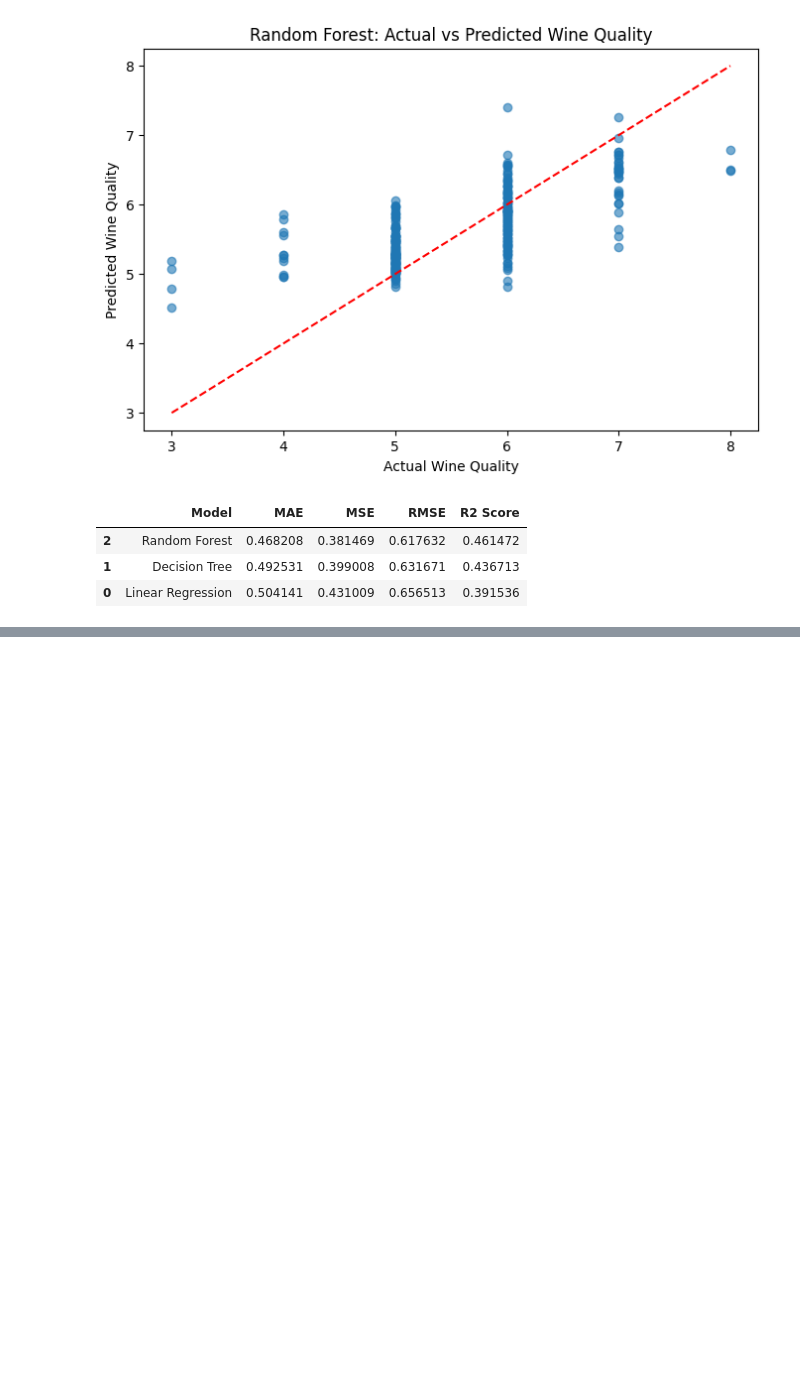
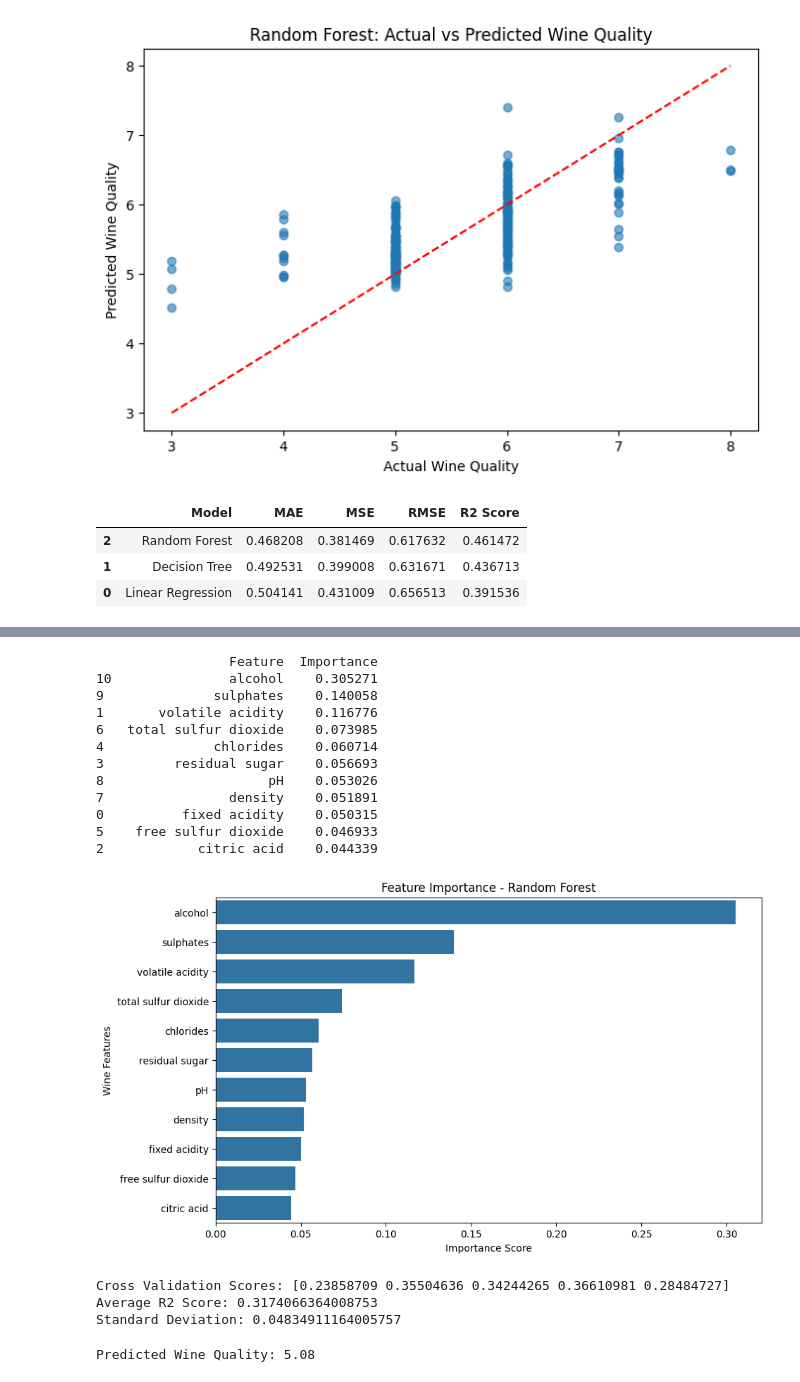
Before and after one commit to Harshu2202/Wine-quality-prediction, a Jupyter notebook: wine_quality_prediction.ipynb, the cells around one changed output, grey strips where cells are left out. Cells and saved outputs as stored; diff of their text form; code cells hidden in the pictures; blank space fills up the shorter version.

```diff
--- a/wine_quality_prediction.ipynb
+++ b/wine_quality_prediction.ipynb
@@ -451,0 +503,79 @@ display(results_df)
+# %%
+feature_importance = pd.DataFrame({
+    'Feature': X.columns,
+    'Importance': rf_model.feature_importances_
+})
+
+feature_importance = feature_importance.sort_values(
+    by='Importance',
+    ascending=False
+)
+
+print(feature_importance)
+plt.figure(figsize=(10, 6))
+
+sns.barplot(
+    data=feature_importance,
+    x='Importance',
+    y='Feature'
+)
+
+plt.title('Feature Importance - Random Forest')
+plt.xlabel('Importance Score')
+plt.ylabel('Wine Features')
+
+plt.show()
+# %% [output]
+                 Feature  Importance
+10               alcohol    0.305271
+9              sulphates    0.140058
+1       volatile acidity    0.116776
+6   total sulfur dioxide    0.073985
+4              chlorides    0.060714
+3         residual sugar    0.056693
+8                     pH    0.053026
+7                density    0.051891
+0          fixed acidity    0.050315
+5    free sulfur dioxide    0.046933
+2            citric acid    0.044339
+[figure, added]
+# %%
+from sklearn.model_selection import cross_val_score
+
+cv_scores = cross_val_score(
+    rf_model,
+    X,
+    y,
+    cv=5,
+    scoring='r2'
+)
+
+print("Cross Validation Scores:", cv_scores)
+
+print("Average R2 Score:", cv_scores.mean())
+
+print("Standard Deviation:", cv_scores.std())
+# %% [output]
+Cross Validation Scores: [0.23858709 0.35504636 0.34244265 0.36610981 0.28484727]
+Average R2 Score: 0.3174066364008753
+Standard Deviation: 0.04834911164005757
+# %%
+new_wine = pd.DataFrame([{
+    'fixed acidity': 7.4,
+    'volatile acidity': 0.70,
+    'citric acid': 0.00,
+    'residual sugar': 1.9,
+    'chlorides': 0.076,
+    'free sulfur dioxide': 11,
+    'total sulfur dioxide': 34,
+    'density': 0.9978,
+    'pH': 3.51,
+    'sulphates': 0.56,
+    'alcohol': 9.4
+}])
+
+predicted_quality = rf_model.predict(new_wine)
+
+print("Predicted Wine Quality:", round(predicted_quality[0], 2))
+# %% [output]
+Predicted Wine Quality: 5.08
```
Also changed, not shown: parts of 6 cells of this notebook.
